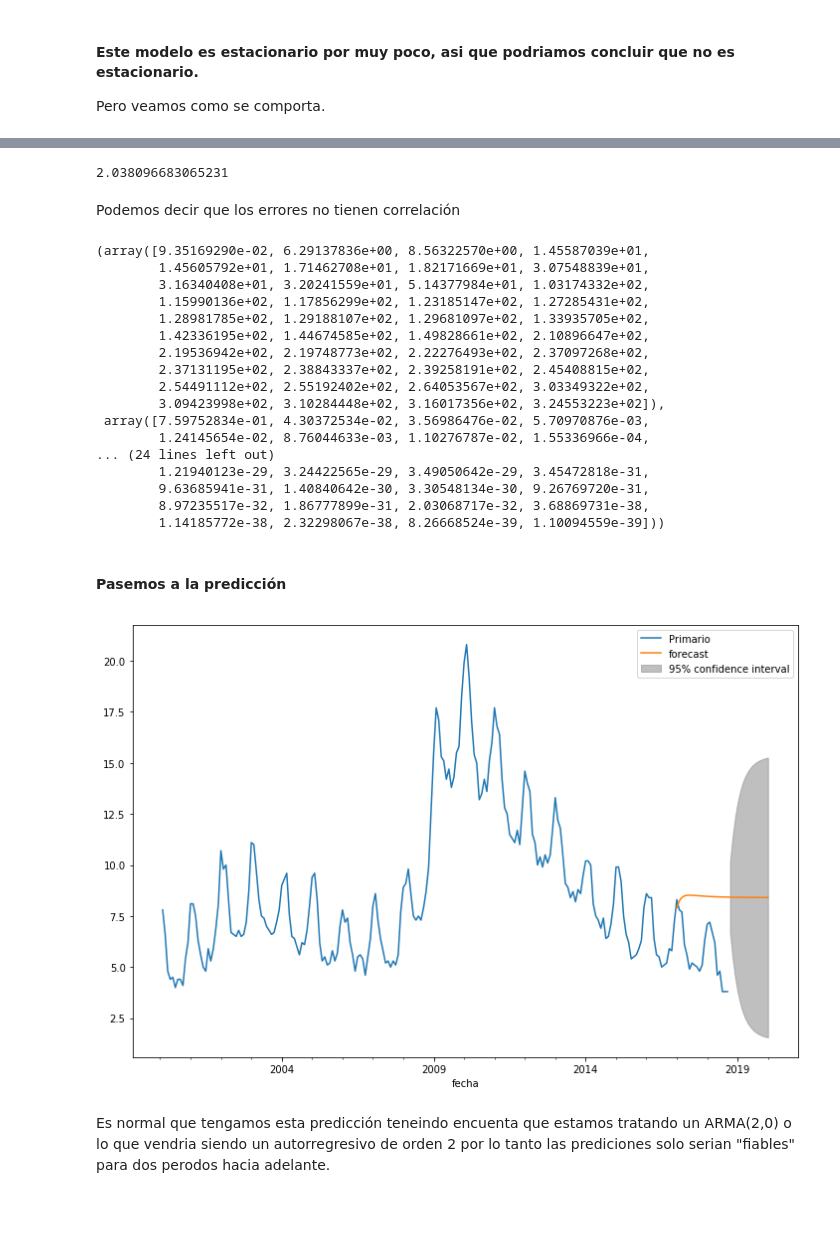
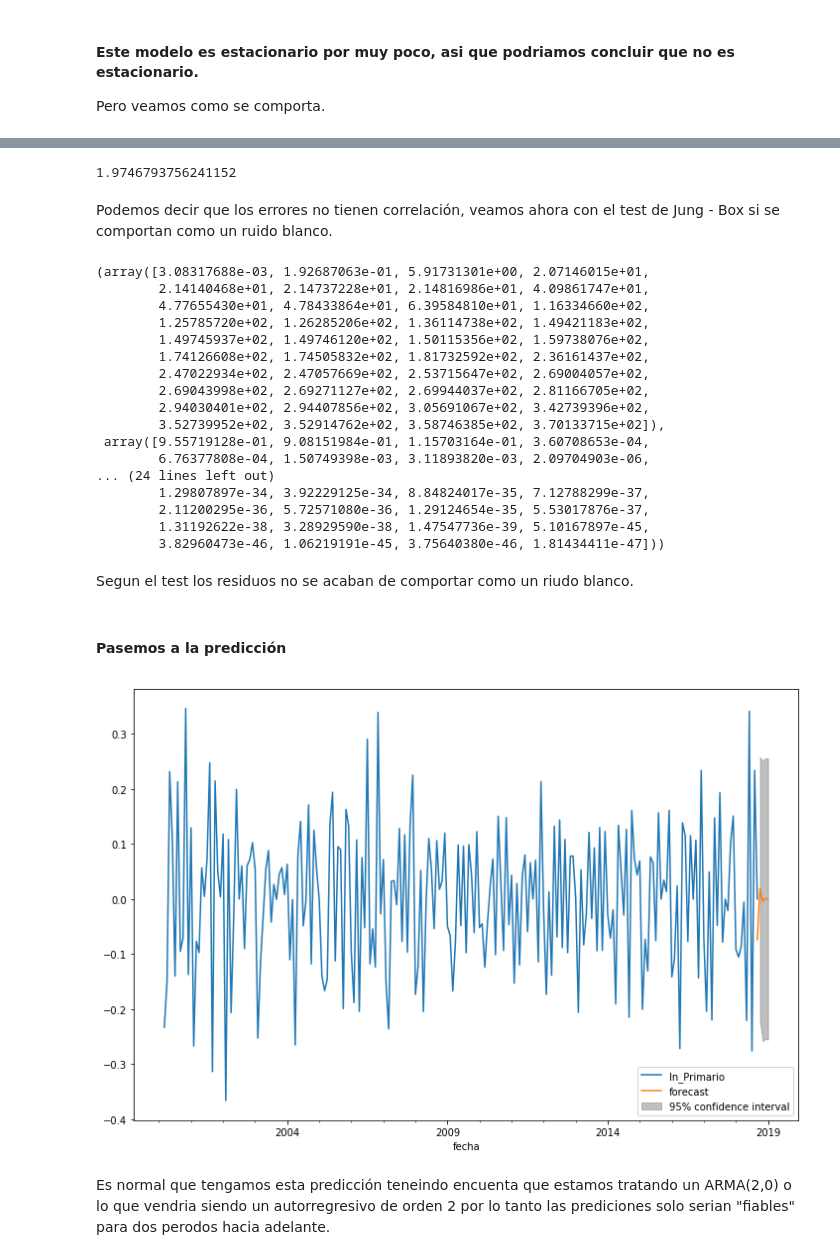
Before and after one commit to ErnestoColoma93/ParoUSA, a Jupyter notebook: UNEMPLOYMENT RATE USA ANALISYS.ipynb, the cells around one changed output, grey strips where cells are left out. Cells and saved outputs as stored; diff of their text form; code cells hidden in the pictures; blank space fills up the shorter version.

```diff
--- a/UNEMPLOYMENT RATE USA ANALISYS.ipynb
+++ b/UNEMPLOYMENT RATE USA ANALISYS.ipynb
@@ -107,5 +115,5 @@ fig = sm.graphics.tsa.plot_pacf(df.Primario, lags=40, ax=ax2)
 # %%
-modelo= sm.tsa.ARMA(df.Primario, order=(2,0) )
+modelo= sm.tsa.ARMA(df.ln_Primario, order=(2,0) )
 arma_res = modelo.fit(disp=True)
 print(arma_res.summary())
 # %% [output]
@@ -159,37 +167,39 @@ ax = arma_res.resid.plot(ax=ax)
 # %%
 sm.stats.durbin_watson(arma_res.resid.values)
 # %% [output]
-2.038096683065231
+1.9746793756241152
 # %% [markdown]
-Podemos decir que los errores no tienen correlación
+Podemos decir que los errores no tienen correlación, veamos ahora con el test de Jung - Box si se comportan como un ruido blanco.
 # %%
 tsa.acorr_ljungbox(arma_res.resid.values, lags=None, boxpierce=True)
 # %% [output]
-(array([9.35169290e-02, 6.29137836e+00, 8.56322570e+00, 1.45587039e+01,
-        1.45605792e+01, 1.71462708e+01, 1.82171669e+01, 3.07548839e+01,
-        3.16340408e+01, 3.20241559e+01, 5.14377984e+01, 1.03174332e+02,
-        1.15990136e+02, 1.17856299e+02, 1.23185147e+02, 1.27285431e+02,
-        1.28981785e+02, 1.29188107e+02, 1.29681097e+02, 1.33935705e+02,
-        1.42336195e+02, 1.44674585e+02, 1.49828661e+02, 2.10896647e+02,
-        2.19536942e+02, 2.19748773e+02, 2.22276493e+02, 2.37097268e+02,
-        2.37131195e+02, 2.38843337e+02, 2.39258191e+02, 2.45408815e+02,
-        2.54491112e+02, 2.55192402e+02, 2.64053567e+02, 3.03349322e+02,
-        3.09423998e+02, 3.10284448e+02, 3.16017356e+02, 3.24553223e+02]),
- array([7.59752834e-01, 4.30372534e-02, 3.56986476e-02, 5.70970876e-03,
-        1.24145654e-02, 8.76044633e-03, 1.10276787e-02, 1.55336966e-04,
+(array([3.08317688e-03, 1.92687063e-01, 5.91731301e+00, 2.07146015e+01,
+        2.14140468e+01, 2.14737228e+01, 2.14816986e+01, 4.09861747e+01,
+        4.77655430e+01, 4.78433864e+01, 6.39584810e+01, 1.16334660e+02,
+        1.25785720e+02, 1.26285206e+02, 1.36114738e+02, 1.49421183e+02,
+        1.49745937e+02, 1.49746120e+02, 1.50115356e+02, 1.59738076e+02,
+        1.74126608e+02, 1.74505832e+02, 1.81732592e+02, 2.36161437e+02,
+        2.47022934e+02, 2.47057669e+02, 2.53715647e+02, 2.69004057e+02,
+        2.69043998e+02, 2.69271127e+02, 2.69944037e+02, 2.81166705e+02,
+        2.94030401e+02, 2.94407856e+02, 3.05691067e+02, 3.42739396e+02,
+        3.52739952e+02, 3.52914762e+02, 3.58746385e+02, 3.70133715e+02]),
+ array([9.55719128e-01, 9.08151984e-01, 1.15703164e-01, 3.60708653e-04,
+        6.76377808e-04, 1.50749398e-03, 3.11893820e-03, 2.09704903e-06,
 ... (24 lines left out)
-        1.21940123e-29, 3.24422565e-29, 3.49050642e-29, 3.45472818e-31,
-        9.63685941e-31, 1.40840642e-30, 3.30548134e-30, 9.26769720e-31,
-        8.97235517e-32, 1.86777899e-31, 2.03068717e-32, 3.68869731e-38,
-        1.14185772e-38, 2.32298067e-38, 8.26668524e-39, 1.10094559e-39]))
+        1.29807897e-34, 3.92229125e-34, 8.84824017e-35, 7.12788299e-37,
+        2.11200295e-36, 5.72571080e-36, 1.29124654e-35, 5.53017876e-37,
+        1.31192622e-38, 3.28929590e-38, 1.47547736e-39, 5.10167897e-45,
+        3.82960473e-46, 1.06219191e-45, 3.75640380e-46, 1.81434411e-47]))
+# %% [markdown]
+Segun el test los residuos no se acaban de comportar como un riudo blanco.
 # %% [markdown]
 #### Pasemos a la predicción
 # %%
 fig, ax = plt.subplots(figsize=(12, 8))
-ax = df.Primario.plot(ax=ax)
-fig = arma_res.plot_predict('2017', '2020', dynamic=True, ax=ax, plot_insample=False)
+ax = df.ln_Primario.plot(ax=ax)
+fig = arma_res.plot_predict('2018-09-01', '2019', dynamic=True, ax=ax, plot_insample=False)
 # %% [output]
-[figure, old version]
+[figure, new version]
 # %% [markdown]
 Es normal que tengamos esta predicción teneindo encuenta que estamos tratando un ARMA(2,0) o lo que vendria siendo un autorregresivo de orden 2 por lo tanto las prediciones solo serian "fiables" para dos perodos hacia adelante.
 # %% [markdown]
```
Also changed, not shown: parts of 21 cells of this notebook.
